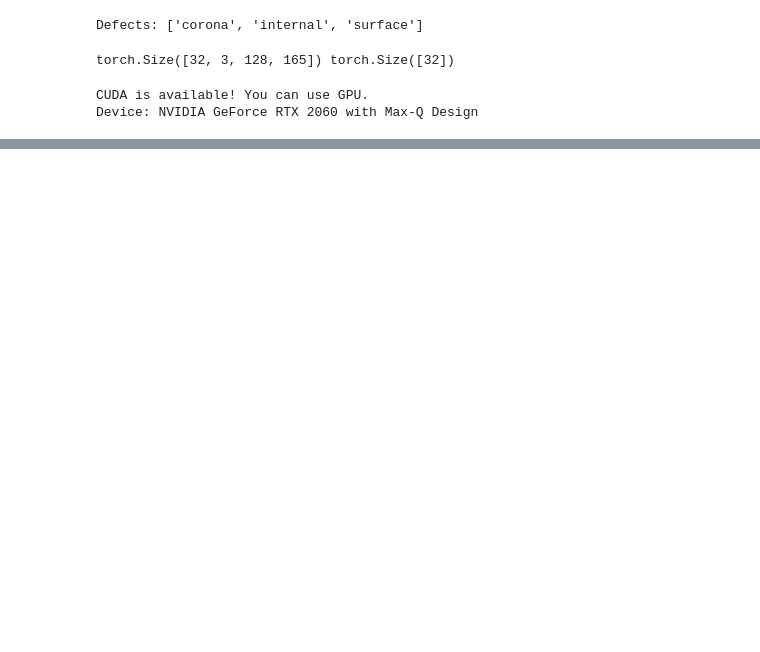
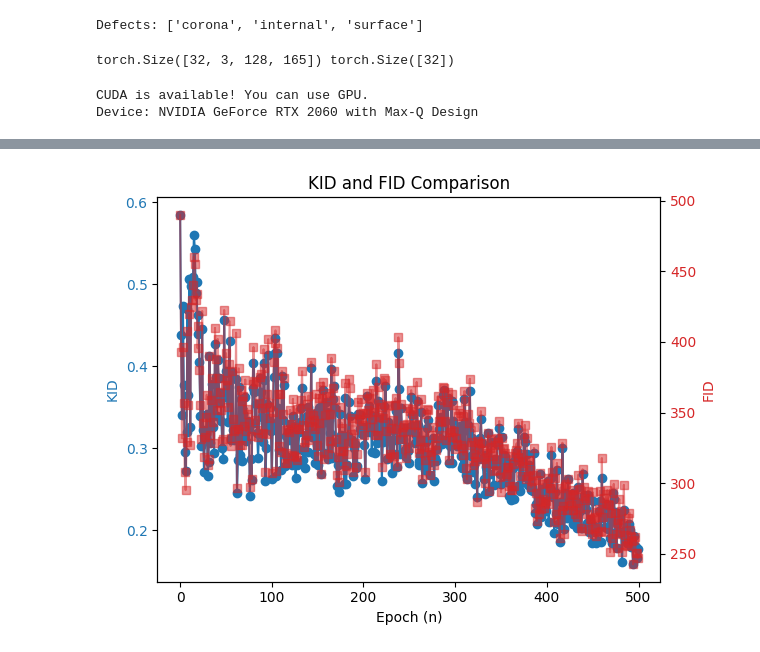
Before and after one commit to teaching-FEEC/dgm-2024.2, a Jupyter notebook: projetos/PRPD_GAN/notebooks/ACWGAN-PRPD.ipynb, the cells around one changed output, grey strips where cells are left out. Saved outputs shown, nothing was run; the diff lists cells and outputs as text; code cells hidden in the pictures; blank space fills up the shorter version.

```diff
--- a/projetos/PRPD_GAN/notebooks/ACWGAN-PRPD.ipynb
+++ b/projetos/PRPD_GAN/notebooks/ACWGAN-PRPD.ipynb
@@ -68,14 +79,13 @@ class Generator(nn.Module):
         super().__init__()
         self.std = std
         self.std_decay_rate = decay
-        self.embedding = nn.Sequential(nn.Embedding(n_classes, z_dim),
+        self.embedding = nn.Sequential(nn.Embedding(n_classes, n_embedding),
                                        GaussianNoise(self.std, self.std_decay_rate),)
         #self.latent_class = n_classes*n_embedding
         self.z_dim = z_dim
-        #self.fc_emb = nn.Linear(n_embedding, z_dim, bias=False)
+        self.fc_emb = nn.Linear(n_embedding, z_dim, bias=False)
         self.fc_latent = nn.Sequential(#GaussianNoise(self.std, self.std_decay_rate),
                                        nn.Linear(z_dim, 400, bias=False),)
-        # IN ---> latent_space = 500
         self.block_c1 = self.generate_block(400, 256,4,4,0)
         self.block_c2 = self.generate_block(256, 128,8,4,2)
         self.block_c3 = self.generate_block(128, 64, 8,4,2)
@@ -84,14 +94,16 @@ class Generator(nn.Module):
         # OUT--> image_shape = (128,165,3)
 
     def generate_block(self, filter_in, filter_out, k_size, stride, padding):
-    	return nn.Sequential(nn.ConvTranspose2d(filter_in, filter_out, k_size, stride, padding, bias=False),
+    	return nn.Sequential(spectral_norm(nn.ConvTranspose2d(filter_in, filter_out, k_size, stride, padding, bias=False)),
             			     nn.BatchNorm2d(filter_out),
             			     nn.ReLU(True),)
 
     def forward(self, z, c):
         # Embedding transformation
-        c = self.embedding(c).unsqueeze(2).unsqueeze(3)
+        c = self.fc_emb(self.embedding(c)).unsqueeze(2).unsqueeze(3)
         z = torch.mul(z,c)
+        #c = c.expand(z.shape[0], c.shape[1], 64, 64)
+
         #print(z.shape)
 
         # Latent space transformation
@@ -103,6 +115,8 @@ class Generator(nn.Module):
         x = self.block_c1(z)
         x = self.block_c2(x)
         x = self.block_c3(x)
+        #x = self.block_c4(x)
+        #x = torch.cat((x, c), 1)
         return self.block_c4(x)
 # %%
 class Discriminator(nn.Module):
@@ -574,0 +724,25 @@ Models save to ./PRPD_generator.pkl & ./PRPD_discriminator.pkl
+# %%
+fids = model.fid_scores
+kids = model.kid_scores
+
+fig, ax1 = plt.subplots()
+# Plot KID on the primary y-axis (left)
+color = 'tab:blue'
+ax1.set_xlabel('Epoch (n)')
+ax1.set_ylabel('KID', color=color)
+ax1.plot(np.arange(0,epochs), kids, marker='o', color=color, label='KID')
+ax1.tick_params(axis='y', labelcolor=color)
+
+# Create a secondary y-axis for FID (right)
+ax2 = ax1.twinx()
+color = 'tab:red'
+ax2.set_ylabel('FID', color=color)
+ax2.plot(np.arange(0,epochs), fids, marker='s', alpha = 0.5, color=color, label='FID')
+ax2.tick_params(axis='y', labelcolor=color)
+
+# Title and show the plot
+plt.title('KID and FID Comparison')
+fig.tight_layout()  # To prevent overlap of ylabel and title
+plt.show()
+# %% [output]
+[figure, added]
```
Also changed, not shown: parts of 22 cells of this notebook.
